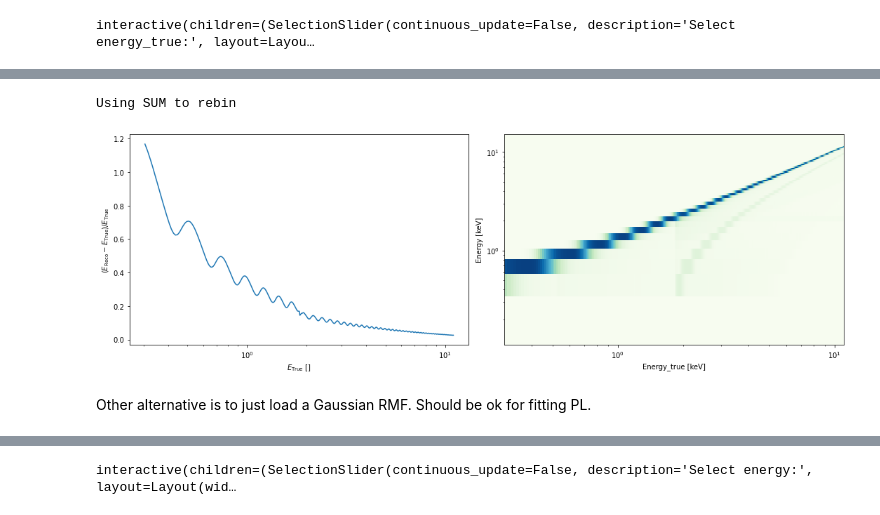
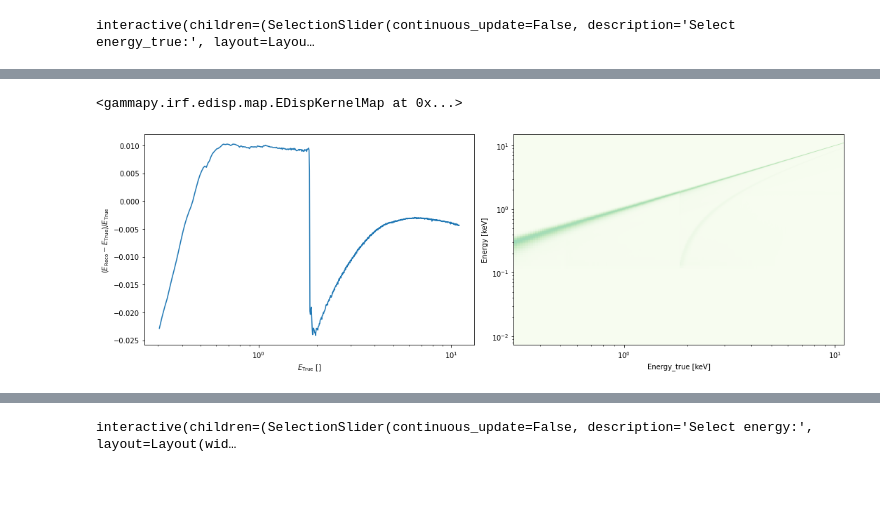
Before and after one commit to facero/3D-Xray-gammapy, a Jupyter notebook: Cube_Xrayfitting_gammapy019.ipynb, the cells around one changed output, grey strips where cells are left out. Saved outputs shown, nothing was run; the diff lists cells and outputs as text; code cells hidden in the pictures; blank space fills up the shorter version.

```diff
--- a/Cube_Xrayfitting_gammapy019.ipynb
+++ b/Cube_Xrayfitting_gammapy019.ipynb
@@ -141,17 +141,22 @@ rmf.peek()
 # %%
 #Loading the standard mkacisrmf RMF (std binning)
 #Trying to rebin RMF in gammapy
+
+rmffile='data/SNR-circle-ERrebin1-ET10eV.rmf'
 rmf=EDispKernel.read(rmffile)
 rmf.peek()
 
-rmf_=rebin_array(rmf.data,1,16)
-rmf.axes['energy'].downsample(16)
+#rmf_=rebin_array(rmf.data,1,16)
+#rmf.axes['energy'].downsample(16)
 
 # Is there a way to reshape the rmf and replace the values ?
 
+
+rmf=EDispKernel.read(rmffile)
 edisp=EDispKernelMap.from_edisp_kernel(rmf, geom=None)
+edisp = edisp.resample_energy_axis(rmf.axes["energy"].downsample(16))
+edisp.edisp_map.geom.axes['energy']
+edisp
 # %% [output]
-Using SUM to rebin
+<gammapy.irf.edisp.map.EDispKernelMap at 0x...>
-[figure, old version]
+[figure, new version]
-# %% [markdown]
-Other alternative is to just load a Gaussian RMF. Should be ok for fitting PL.
```
Also changed, not shown: parts of 40 cells of this notebook, 10 other files.
